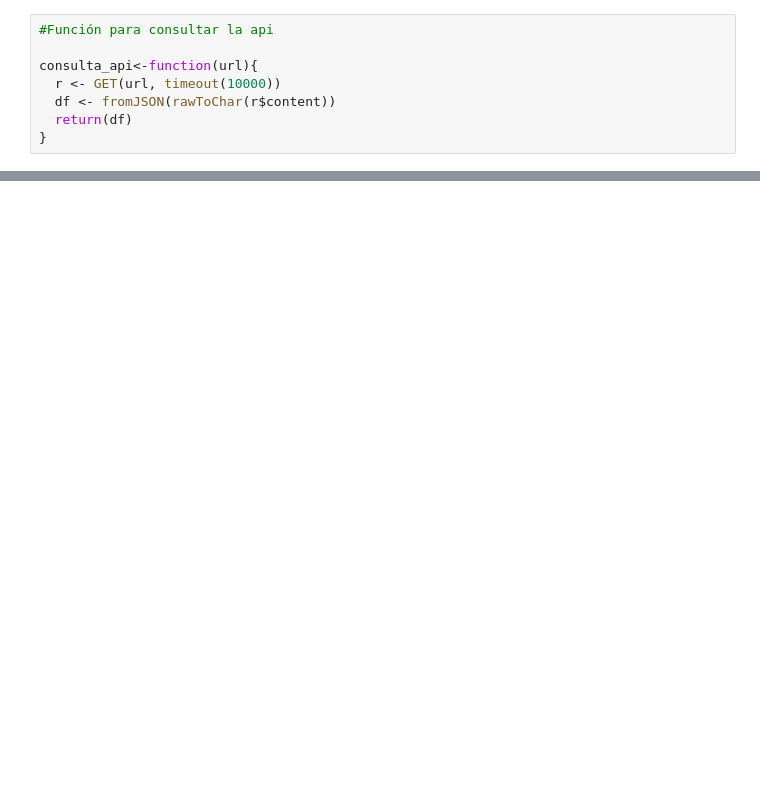
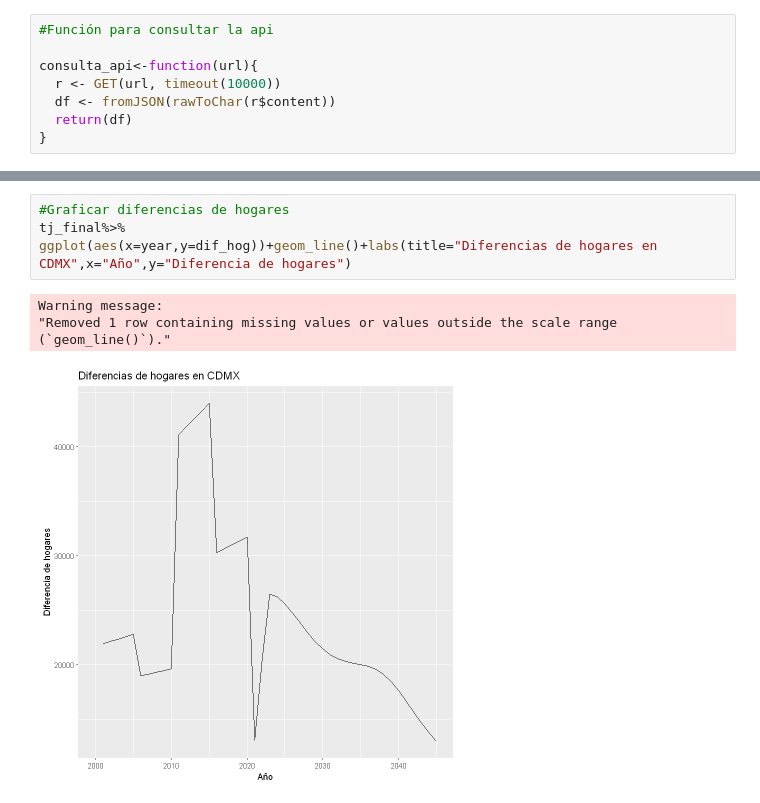
Before and after one commit to cpyp-ipdp/pgd_cdmx, a Jupyter notebook: indicadores/vivienda/estima_parque_vivi.ipynb, the cells around one changed output, grey strips where cells are left out. Drawn from its saved outputs; the diff is of its cells as text; blank space fills up the shorter version.

```diff
--- a/indicadores/vivienda/estima_parque_vivi.ipynb
+++ b/indicadores/vivienda/estima_parque_vivi.ipynb
@@ -124,0 +202,9 @@ A tibble: 6 × 6
+# %%
+#Graficar diferencias de hogares
+tj_final%>%
+ggplot(aes(x=year,y=dif_hog))+geom_line()+labs(title="Diferencias de hogares en CDMX",x="Año",y="Diferencia de hogares")
+# %% [output]
+Warning message:
+"Removed 1 row containing missing values or values outside the scale range
+(`geom_line()`)."
+[figure, added]
```
Also changed, not shown: parts of 13 cells of this notebook.
